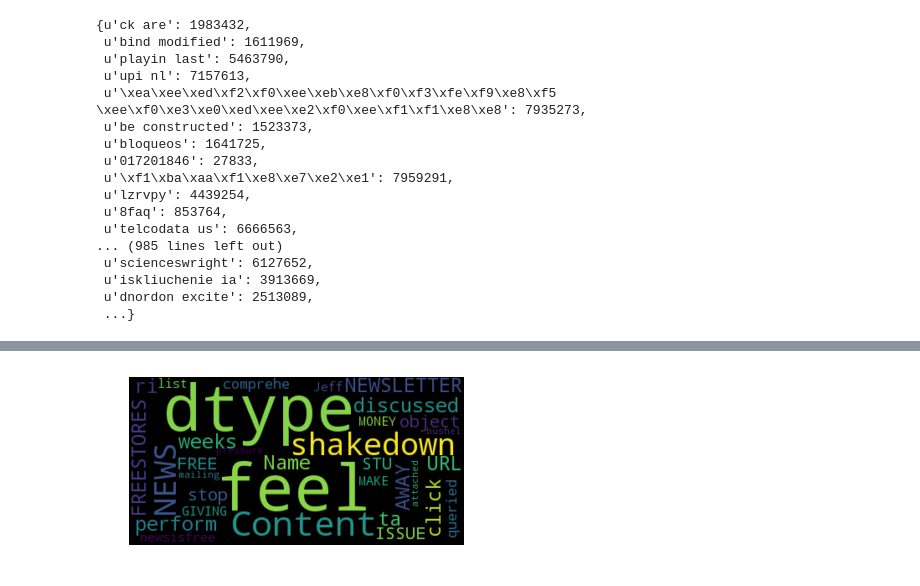
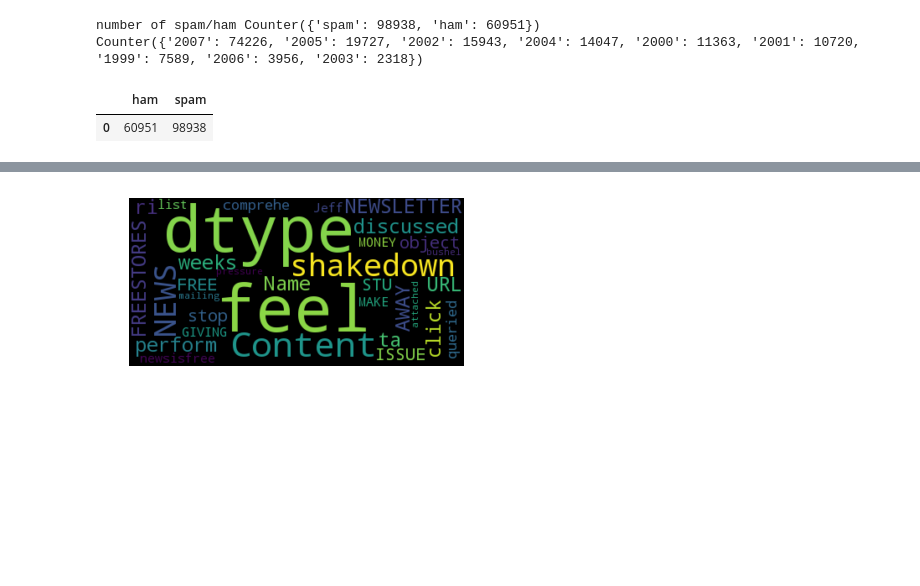
Before and after one commit to aenni0409/208-final-project-kapa, a Jupyter notebook: STA208_Project_Anita_Analysis.ipynb, the cells around one changed output, grey strips where cells are left out. Cells and saved outputs as stored; diff of their text form; code cells hidden in the pictures; blank space fills up the shorter version.

Commit message:
dataframe

```diff
--- a/STA208_Project_Anita_Analysis.ipynb
+++ b/STA208_Project_Anita_Analysis.ipynb
@@ -11,2 +10,6 @@ data = pickle.load(open("All_email.txt","rb"))
+# %%
+data = pickle.load(open("All_email.txt","rb"))
+#deal with year
+data = data.loc[data.Year.isin(['1999','2000','2001','2002','2003','2004','2005','2006','2007'])]
 # %%
 #Seperate to training data/test data
@@ -28,23 +31,16 @@ tf_transformer = TfidfTransformer(use_idf=False).fit(X_train_counts)
 X_train_tf = tf_transformer.transform(X_train_counts)
 # %%
 X_train_counts = count_bi.fit_transform(train['Content'])
-# %%
-count_bi.vocabulary_
-# %% [output]
-{u'ck are': 1983432,
- u'bind modified': 1611969,
- u'playin last': 5463790,
- u'upi nl': 7157613,
- u'\xea\xee\xed\xf2\xf0\xee\xeb\xe8\xf0\xf3\xfe\xf9\xe8\xf5 \xee\xf0\xe3\xe0\xed\xee\xe2\xf0\xee\xf1\xf1\xe8\xe8': 7935273,
- u'be constructed': 1523373,
- u'bloqueos': 1641725,
- u'017201846': 27833,
- u'\xf1\xba\xaa\xf1\xe8\xe7\xe2\xe1': 7959291,
- u'lzrvpy': 4439254,
- u'8faq': 853764,
- u'telcodata us': 6666563,
-... (985 lines left out)
- u'scienceswright': 6127652,
- u'iskliuchenie ia': 3913669,
- u'dnordon excite': 2513089,
- ...}
+# %%
+#Number of spam/ham in overall data
+print collections.Counter(data['Year'])
+# %% [output]
+number of spam/ham Counter({'spam': 98938, 'ham': 60951})
+Counter({'2007': 74226, '2005': 19727, '2002': 15943, '2004': 14047, '2000': 11363, '2001': 10720, '1999': 7589, '2006': 3956, '2003': 2318})
+# %%
+c = collections.Counter()
+c.update(data['Classification'])
+pd.DataFrame({'ham': c['ham'],'spam':c['spam']},index=[0])
+# %% [output]
+|  | ham | spam |
+| 0 | 60951 | 98938 |
```
Also changed, not shown: parts of 5 cells of this notebook.
